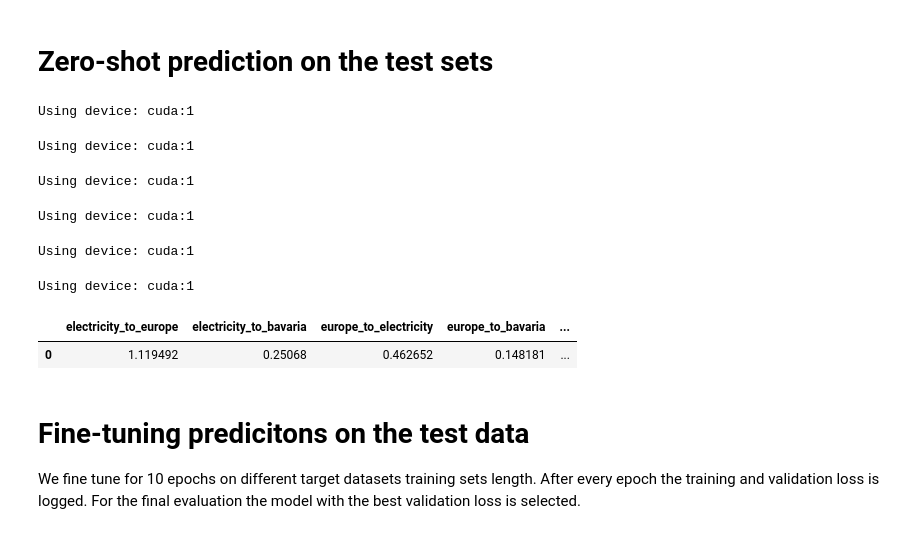
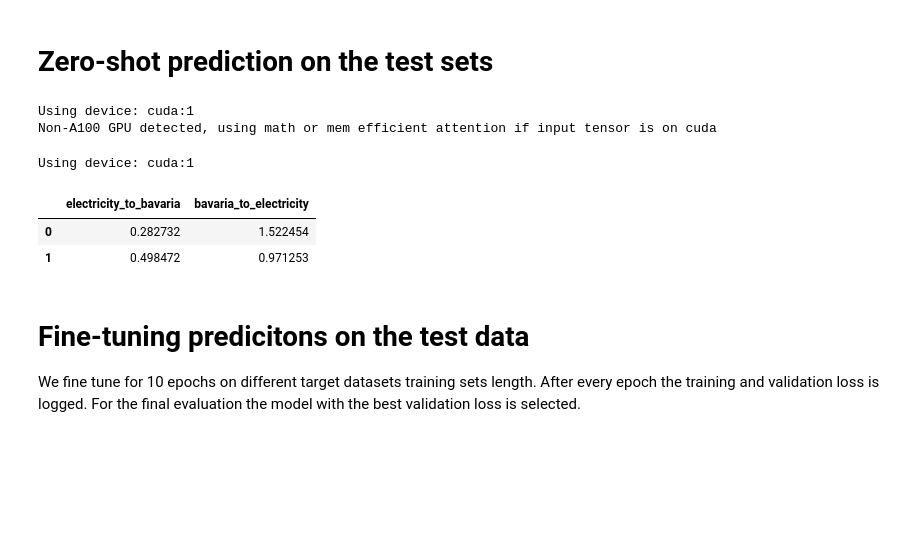
Before and after one commit to ben10ben/thesis, a Jupyter notebook: src/transfer_learning_cross_dataset.ipynb, the cells around one changed output. Drawn from its saved outputs; the diff is of its cells as text; code cells hidden in the pictures; blank space fills up the shorter version.

Commit message:
baselines done

```diff
--- a/src/transfer_learning_cross_dataset.ipynb
+++ b/src/transfer_learning_cross_dataset.ipynb
@@ -20,26 +20,8 @@ import pandas as pd
 window_size = 96
 pred_length = (96)
 
+four_weeks = -24*7*4
 print("Import succesfull")
-
-
-def create_data_subset(data_dict):
-    """
-    returns last 2, 4, 6, 8 weeks of dataset
-    """
-    sum_timesteps = data_dict["train"].size(0)
-
-    h_per_week = 7 * 24
-    weeks_dict = {"2_weeks" : 2*h_per_week,
-                "4_weeks" : 4*h_per_week,
-                "6_weeks" : 6*h_per_week,
-                "8_weeks" : 8*h_per_week }
-
-
-    for key, value in weeks_dict.items():
-        weeks_dict[key] = data_dict["train"][(sum_timesteps-value):,:]
-
-    return weeks_dict
 # %% [output]
 Import succesfull
 # %% [markdown]
@@ -123,7 +91,7 @@ Feature batch shape: torch.Size([32, 96, 67])
 zero_shot_metrics = pd.DataFrame()
 
 for source, value in datasets.items():
-    model_path = config.CONFIG_MODEL_LOCATION["iTransformer_baseline"] / source / f"{source}_best_val_loss.pt"
+    model_path = config.CONFIG_MODEL_LOCATION["iTransformer_baseline"] / source / f"{source}_full_dataset_best_val_loss.pt"
 
     target_keys = [data_key for data_key in datasets if data_key != source]
 
@@ -149,40 +117,40 @@ for source, value in datasets.items():
             'use_reversible_instance_norm': True,
             'reversible_instance_norm_affine': False,
             'flash_attn': True
         }
 
         device = torch.device("cuda:1" if torch.cuda.is_available() else "cpu")
         print(f"Using device: {device}")
 
 
         checkpoint = torch.load(model_path,map_location='cpu')
 
         # values are all set to zero (beta) and one (gamma), array needs to be adapted to num_variates
         # learned affine parameters are series specific and need to be relearned for new series
         # value are kept at 1 and 0 for stationary normalization
         checkpoint["model_state_dict"]["reversible_instance_norm.beta"] = torch.zeros(num_variates, 1, dtype=torch.float)
         checkpoint["model_state_dict"]["reversible_instance_norm.gamma"] = torch.ones(num_variates, 1, dtype=torch.float)
 
 
         model = iTransformer(**model_config).to(device)
         model.load_state_dict(checkpoint['model_state_dict'])
 
 
         metrics_dict = helpers.full_eval(model, dataloader, device)
-        metrics = metrics_dict[96]["mse"].item()
+        metrics = metrics_dict[96]["mse"].item(),  metrics_dict[96]["mae"].item()
 
         zero_shot_metrics[f"{source}_to_{target}"] = pd.Series(metrics)
+        zero_shot_metrics.index = ["mse", "mae"]
+
 
 zero_shot_metrics
 # %% [output]
 Using device: cuda:1
+Non-A100 GPU detected, using math or mem efficient attention if input tensor is on cuda
 Using device: cuda:1
-Using device: cuda:1
-Using device: cuda:1
-Using device: cuda:1
-Using device: cuda:1
-|  | electricity_to_europe | electricity_to_bavaria | europe_to_electricity | europe_to_bavaria | ... |
-| 0 | 1.119492 | 0.25068 | 0.462652 | 0.148181 | ... |
+|  | electricity_to_bavaria | bavaria_to_electricity |
+| 0 | 0.282732 | 1.522454 |
+| 1 | 0.498472 | 0.971253 |
 # %% [markdown]
 # Fine-tuning predicitons on the test data
 
```
Also changed, not shown: parts of 2 cells of this notebook, 17 other files.
